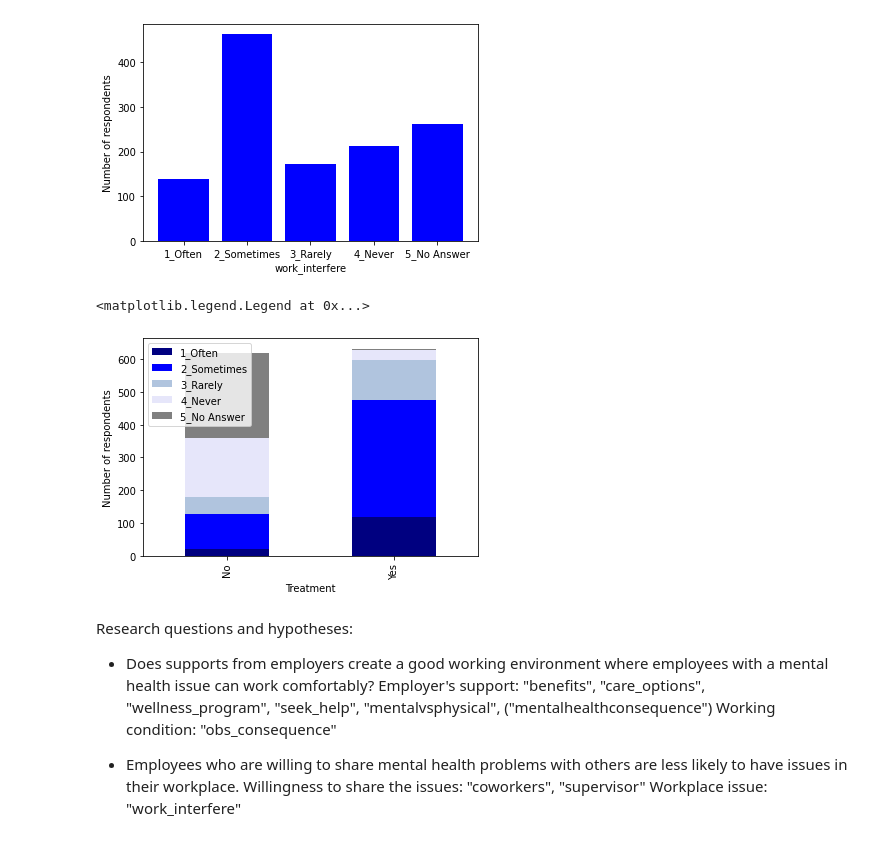
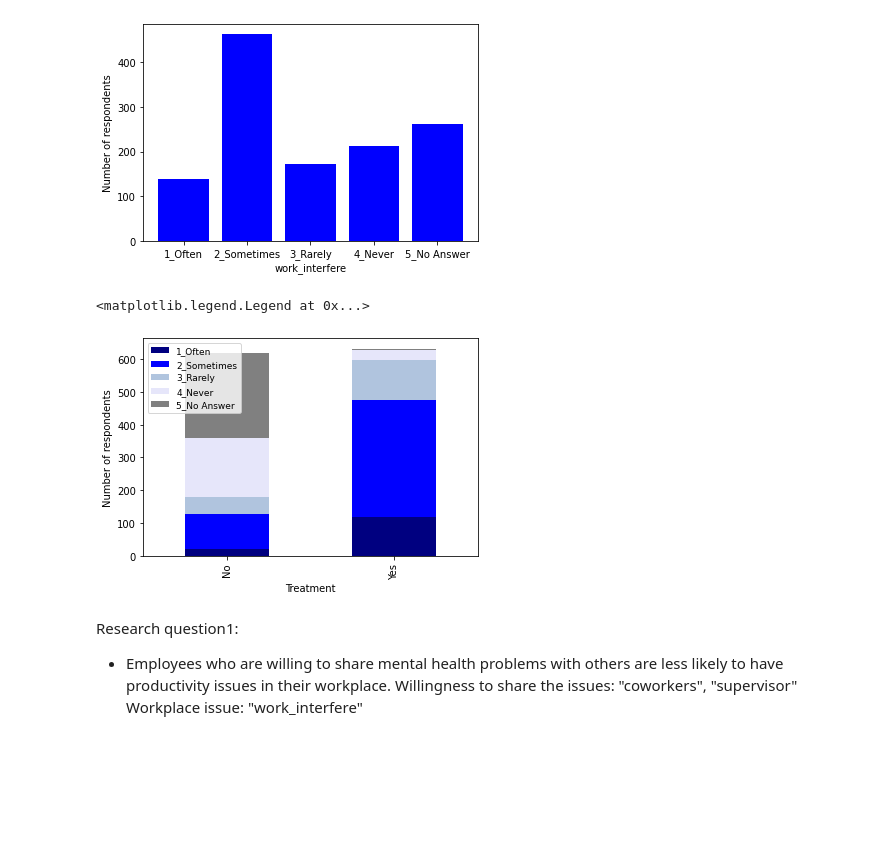
Before and after one commit to ceciliastern/ds_term_project, a Jupyter notebook: Term Project - Mental Health Dataset.ipynb, the cells around one changed output. Drawn from its saved outputs; the diff is of its cells as text; code cells hidden in the pictures; blank space fills up the shorter version.

Commit message:
create bar charts

```diff
--- a/Term Project - Mental Health Dataset.ipynb
+++ b/Term Project - Mental Health Dataset.ipynb
@@ -251,25 +251,20 @@ plt.show()
 # %%
 # TODO: Correlation(relationship) between the target variable and the other features
 # Relationship between "treatment" and "work_interfere"
 cross = pd.crosstab(mh_df["treatment"],mh_df["work_interfere"])
 cross.plot.bar(stacked=True, color={"1_Often": "navy", "2_Sometimes": "blue",
                                     "3_Rarely": "lightsteelblue", "4_Never": "lavender",
                                    "5_No Answer":"Gray"})
 plt.xlabel("Treatment")
 plt.ylabel("Number of respondents")
-plt.legend(loc="upper left", fontsize=10)
+plt.legend(loc="upper left", fontsize=9)
 # %% [output]
 <matplotlib.legend.Legend at 0x...>
-[figure, old version]
+[figure, new version]
 # %%
 # Relationship between "treatment" and "age"
 # %% [markdown]
-Research questions and hypotheses:
-- Does supports from employers create a good working environment where employees with a mental health issue can work comfortably?
-    Employer's support: "benefits", "care_options", "wellness_program", "seek_help", "mentalvsphysical", ("mentalhealthconsequence")
-    Working condition: "obs_consequence"
-
-
-- Employees who are willing to share mental health problems with others are less likely to have issues in their workplace.
+Research question1:
+- Employees who are willing to share mental health problems with others are less likely to have productivity issues in their workplace.
     Willingness to share the issues: "coworkers", "supervisor"
     Workplace issue: "work_interfere"
```
Also changed, not shown: parts of 14 cells of this notebook.
